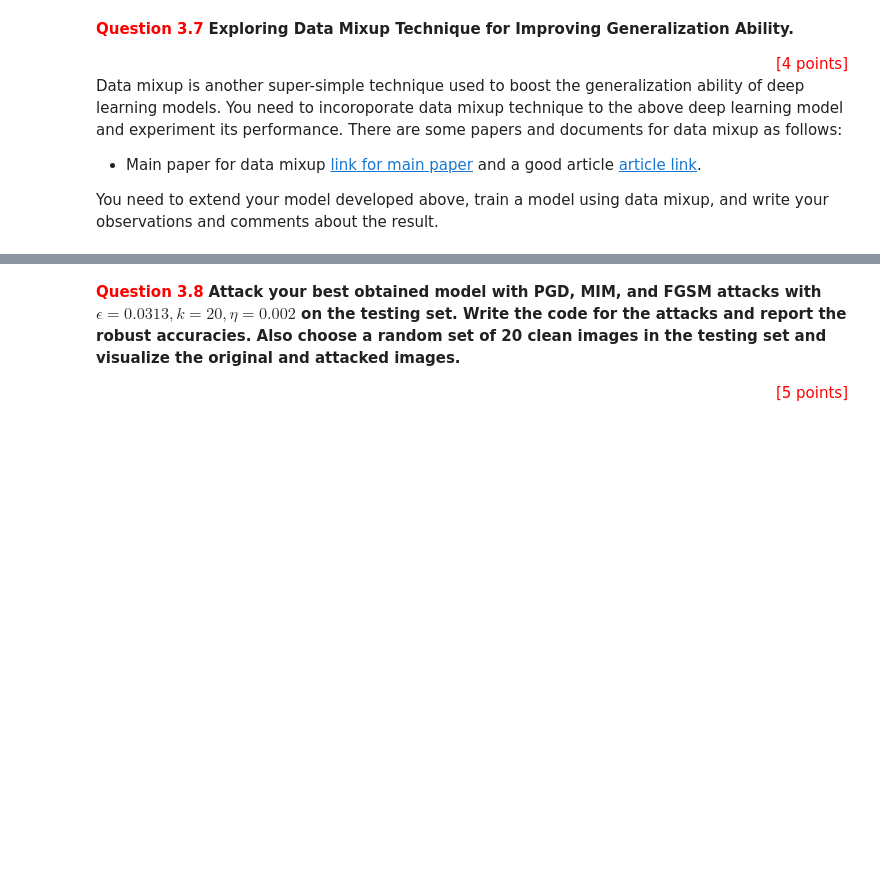
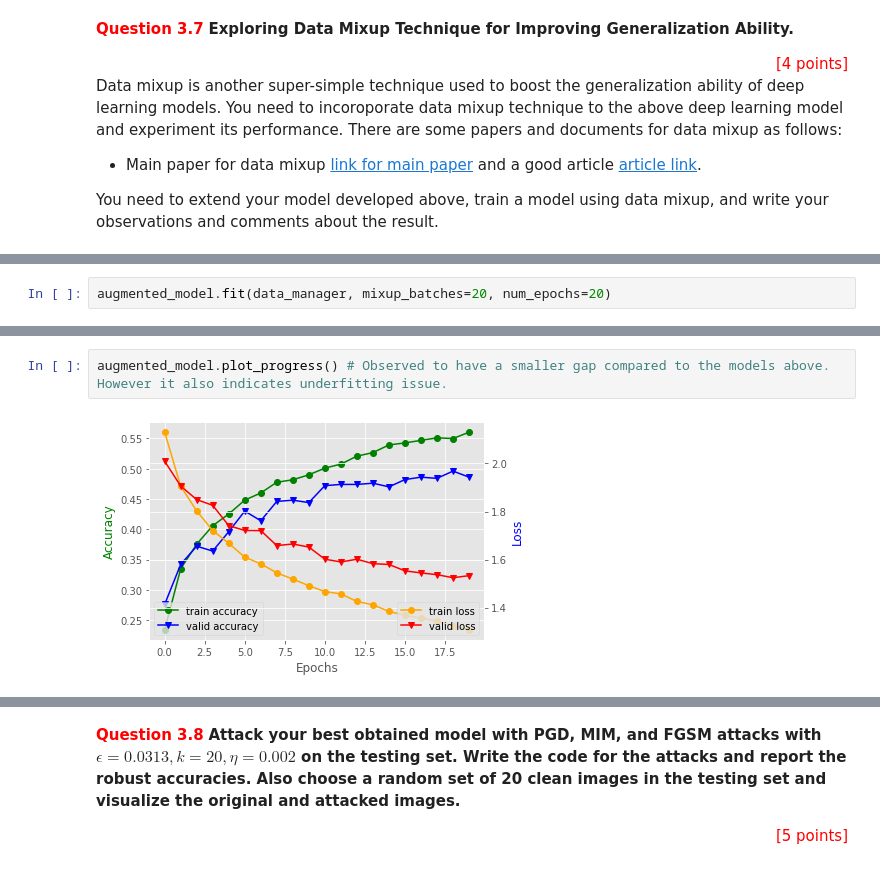
Before and after one commit to multipletwigs/FIT3181-Deep-Learning, a Jupyter notebook: FIT3181_Assignment_1/Assignment01_Part3_solution.ipynb, the cells around one changed output, grey strips where cells are left out. Drawn from its saved outputs; the diff is of its cells as text; blank space fills up the shorter version.

```diff
--- a/FIT3181_Assignment_1/Assignment01_Part3_solution.ipynb
+++ b/FIT3181_Assignment_1/Assignment01_Part3_solution.ipynb
@@ -1010,0 +931,2 @@ TypeError: 'ZipDataset' object is not subscriptable
+# %%
+augmented_model.fit(data_manager, mixup_batches=20, num_epochs=20)
@@ -1010,0 +951,4 @@ TypeError: 'ZipDataset' object is not subscriptable
+# %%
+augmented_model.plot_progress() # Observed to have a smaller gap compared to the models above. However it also indicates underfitting issue.
+# %% [output]
+[figure, added]
```
Also changed, not shown: parts of 71 cells of this notebook, 5 other files.
